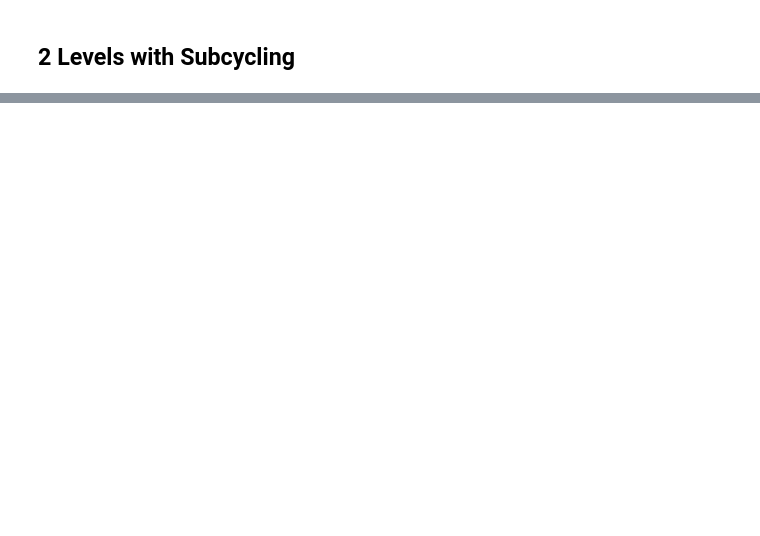
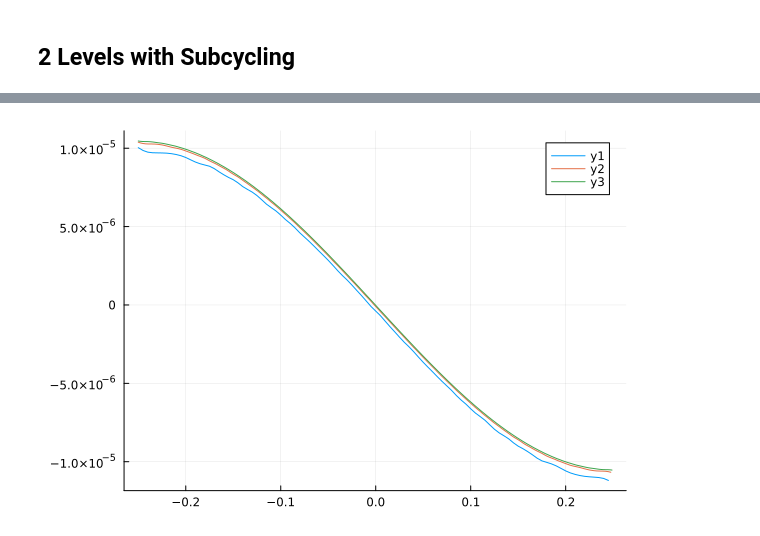
Before and after one commit to lwJi/Docs-Subcycling, a Jupyter notebook: ipynb/Covergence.ipynb, the cells around one changed output, grey strips where cells are left out. Saved outputs shown, nothing was run; the diff lists cells and outputs as text; code cells hidden in the pictures; blank space fills up the shorter version.

```diff
--- a/ipynb/Covergence.ipynb
+++ b/ipynb/Covergence.ipynb
@@ -134,0 +88,12 @@ display(plt)
+# %%
+nxs = [100, 200, 400]
+nbuf = 8
+plot_conv(
+    [
+        "scalarwave_2levels_nx100",
+        "scalarwave_2levels_nx200",
+        "scalarwave_2levels_nx400"
+    ],
+    nxs, nbuf; lev = 2, cord = 2)
+# %% [output]
+[figure, added]
```
Also changed, not shown: parts of 13 cells of this notebook.
